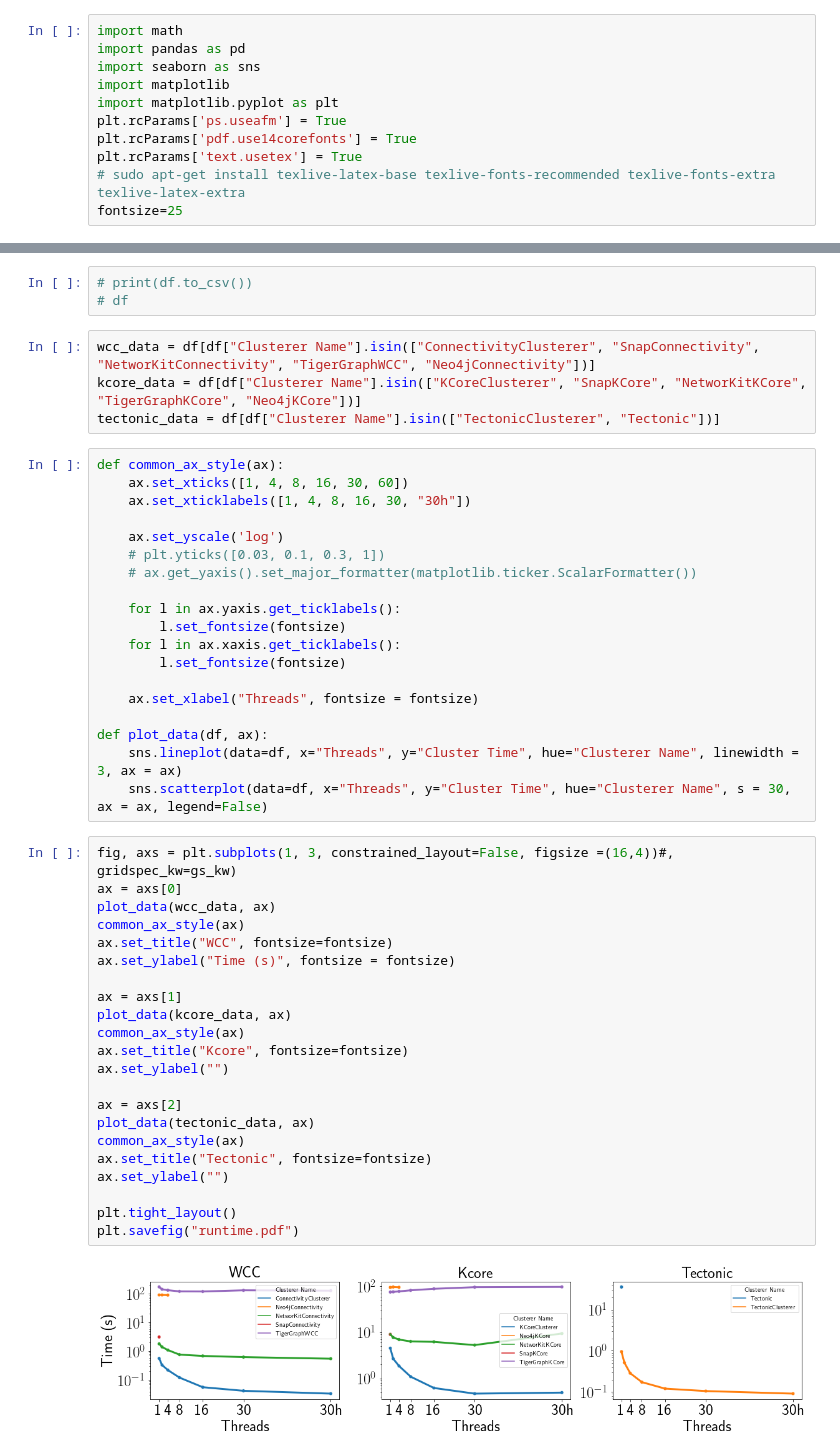
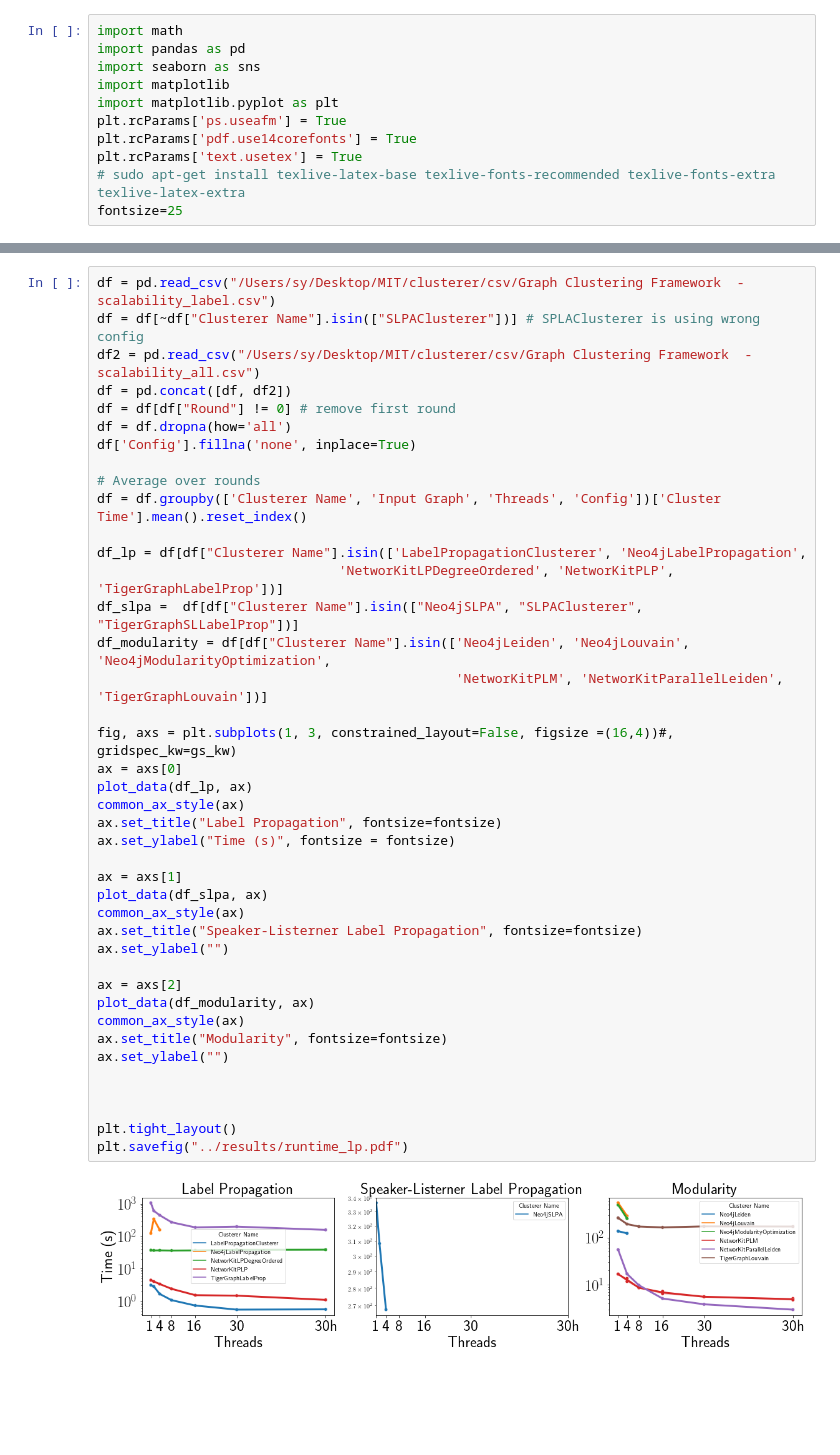
Before and after one commit to ParAlg/ParClusterers, a Jupyter notebook: plotting/plot_running_time.ipynb, the cells around one changed output, grey strips where cells are left out. Saved outputs shown, nothing was run; the diff lists cells and outputs as text; blank space fills up the shorter version.

Commit message:
plotting

```diff
--- a/plotting/plot_running_time.ipynb
+++ b/plotting/plot_running_time.ipynb
@@ -25,50 +88,43 @@ df = df.groupby(['Clusterer Name', 'Input Graph', 'Threads', 'Config'])['Cluster
-# %%
-# print(df.to_csv())
-# df
-# %%
-wcc_data = df[df["Clusterer Name"].isin(["ConnectivityClusterer", "SnapConnectivity", "NetworKitConnectivity", "TigerGraphWCC", "Neo4jConnectivity"])]
-kcore_data = df[df["Clusterer Name"].isin(["KCoreClusterer", "SnapKCore", "NetworKitKCore", "TigerGraphKCore", "Neo4jKCore"])]
-tectonic_data = df[df["Clusterer Name"].isin(["TectonicClusterer", "Tectonic"])]
-# %%
-def common_ax_style(ax):
-    ax.set_xticks([1, 4, 8, 16, 30, 60])
-    ax.set_xticklabels([1, 4, 8, 16, 30, "30h"])
-
-    ax.set_yscale('log')
-    # plt.yticks([0.03, 0.1, 0.3, 1])
-    # ax.get_yaxis().set_major_formatter(matplotlib.ticker.ScalarFormatter())
-
-    for l in ax.yaxis.get_ticklabels():
-        l.set_fontsize(fontsize)
-    for l in ax.xaxis.get_ticklabels():
-        l.set_fontsize(fontsize)
-
-    ax.set_xlabel("Threads", fontsize = fontsize)
-
-def plot_data(df, ax):
-    sns.lineplot(data=df, x="Threads", y="Cluster Time", hue="Clusterer Name", linewidth = 3, ax = ax)
-    sns.scatterplot(data=df, x="Threads", y="Cluster Time", hue="Clusterer Name", s = 30, ax = ax, legend=False)
 # %%
+df = pd.read_csv("/Users/sy/Desktop/MIT/clusterer/csv/Graph Clustering Framework  - scalability_label.csv")
+df = df[~df["Clusterer Name"].isin(["SLPAClusterer"])] # SPLAClusterer is using wrong config
+df2 = pd.read_csv("/Users/sy/Desktop/MIT/clusterer/csv/Graph Clustering Framework  - scalability_all.csv")
+df = pd.concat([df, df2])
+df = df[df["Round"] != 0] # remove first round
+df = df.dropna(how='all')
+df['Config'].fillna('none', inplace=True)
+
+# Average over rounds
+df = df.groupby(['Clusterer Name', 'Input Graph', 'Threads', 'Config'])['Cluster Time'].mean().reset_index()
+
+df_lp = df[df["Clusterer Name"].isin(['LabelPropagationClusterer', 'Neo4jLabelPropagation',
+                               'NetworKitLPDegreeOrdered', 'NetworKitPLP', 'TigerGraphLabelProp'])]
+df_slpa =  df[df["Clusterer Name"].isin(["Neo4jSLPA", "SLPAClusterer", "TigerGraphSLLabelProp"])]
+df_modularity = df[df["Clusterer Name"].isin(['Neo4jLeiden', 'Neo4jLouvain', 'Neo4jModularityOptimization',
+                                              'NetworKitPLM', 'NetworKitParallelLeiden', 'TigerGraphLouvain'])]
+
 fig, axs = plt.subplots(1, 3, constrained_layout=False, figsize =(16,4))#, gridspec_kw=gs_kw)
 ax = axs[0]
-plot_data(wcc_data, ax)
+plot_data(df_lp, ax)
 common_ax_style(ax)
-ax.set_title("WCC", fontsize=fontsize)
+ax.set_title("Label Propagation", fontsize=fontsize)
 ax.set_ylabel("Time (s)", fontsize = fontsize)
 
 ax = axs[1]
-plot_data(kcore_data, ax)
+plot_data(df_slpa, ax)
 common_ax_style(ax)
-ax.set_title("Kcore", fontsize=fontsize)
+ax.set_title("Speaker-Listerner Label Propagation", fontsize=fontsize)
 ax.set_ylabel("")
 
 ax = axs[2]
-plot_data(tectonic_data, ax)
+plot_data(df_modularity, ax)
 common_ax_style(ax)
-ax.set_title("Tectonic", fontsize=fontsize)
+ax.set_title("Modularity", fontsize=fontsize)
 ax.set_ylabel("")
 
+
+
 plt.tight_layout()
-plt.savefig("runtime.pdf")
+plt.savefig("../results/runtime_lp.pdf")
 # %% [output]
-[figure, old version]
+[figure, new version]
```
Also changed, not shown: parts of 19 cells of this notebook.
